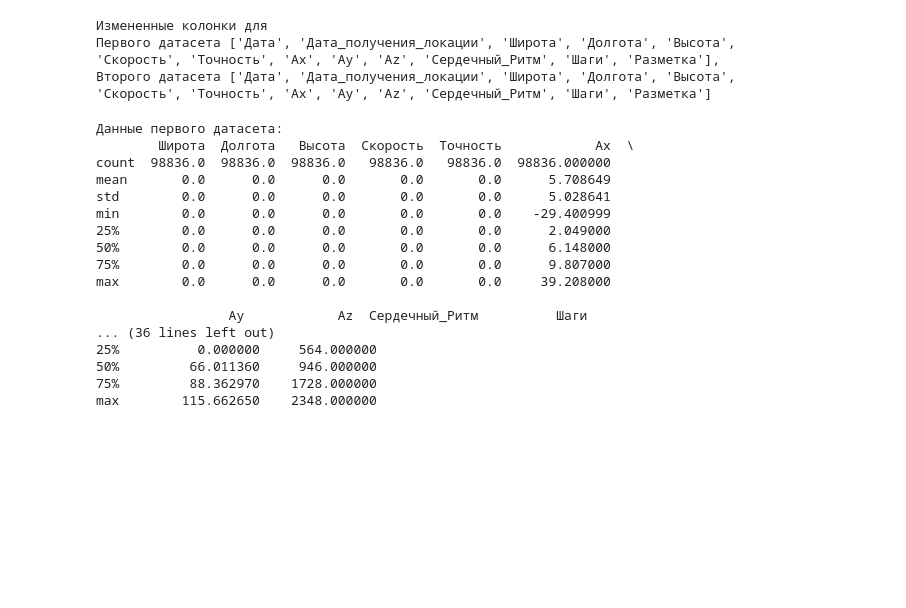
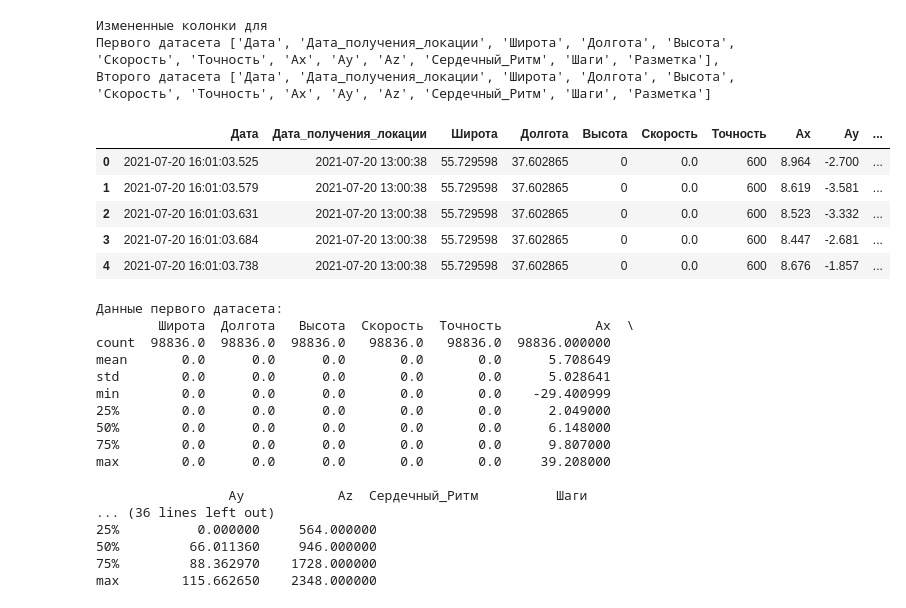
Before and after one commit to Eanhain/MISiS_graduate_work, a Jupyter notebook: Код/VKR_proj_baseline.ipynb, the cells around one changed output. Saved outputs shown, nothing was run; the diff lists cells and outputs as text; code cells hidden in the pictures; blank space fills up the shorter version.

```diff
--- a/Код/VKR_proj_baseline.ipynb
+++ b/Код/VKR_proj_baseline.ipynb
@@ -167,6 +53,15 @@ def change_class_inplace(df):
 
 pasha_loss = change_class_inplace(table_Pasha)
 max_loss = change_class_inplace(table_Max)
+# %%
+table_Pasha.head()
+# %% [output]
+|  | Дата | Дата_получения_локации | Широта | Долгота | Высота | Скорость | Точность | Ax | Ay | ... |
+| 0 | 2021-07-20 16:01:03.525 | 2021-07-20 13:00:38 | 55.729598 | 37.602865 | 0 | 0.0 | 600 | 8.964 | -2.700 | ... |
+| 1 | 2021-07-20 16:01:03.579 | 2021-07-20 13:00:38 | 55.729598 | 37.602865 | 0 | 0.0 | 600 | 8.619 | -3.581 | ... |
+| 2 | 2021-07-20 16:01:03.631 | 2021-07-20 13:00:38 | 55.729598 | 37.602865 | 0 | 0.0 | 600 | 8.523 | -3.332 | ... |
+| 3 | 2021-07-20 16:01:03.684 | 2021-07-20 13:00:38 | 55.729598 | 37.602865 | 0 | 0.0 | 600 | 8.447 | -2.681 | ... |
+| 4 | 2021-07-20 16:01:03.738 | 2021-07-20 13:00:38 | 55.729598 | 37.602865 | 0 | 0.0 | 600 | 8.676 | -1.857 | ... |
 # %%
 with pd.option_context('display.max_rows', None, 'display.max_columns', None):
     print("Данные первого датасета:\n{}\n\n\nДанные второго датасета\n{}"
```
Also changed, not shown: parts of 15 cells of this notebook.
